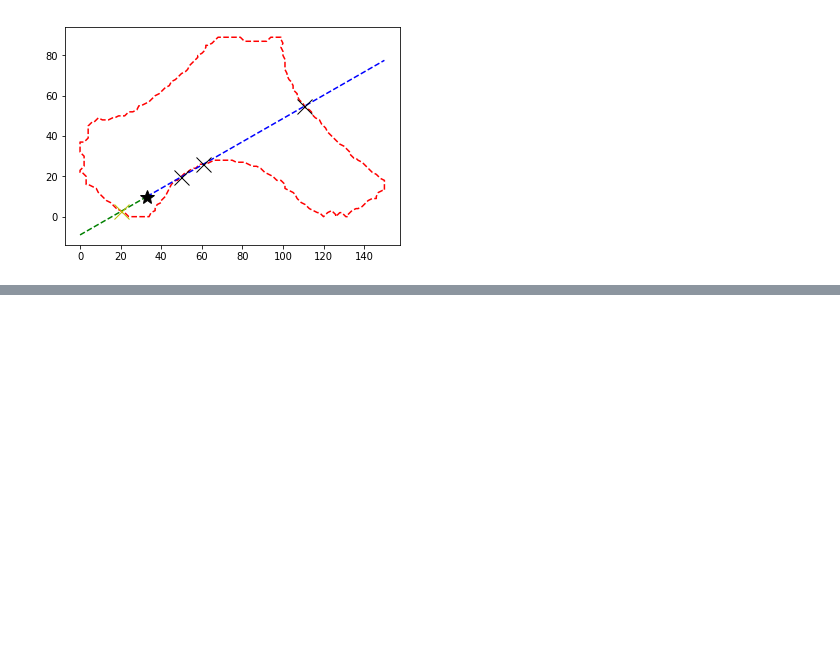
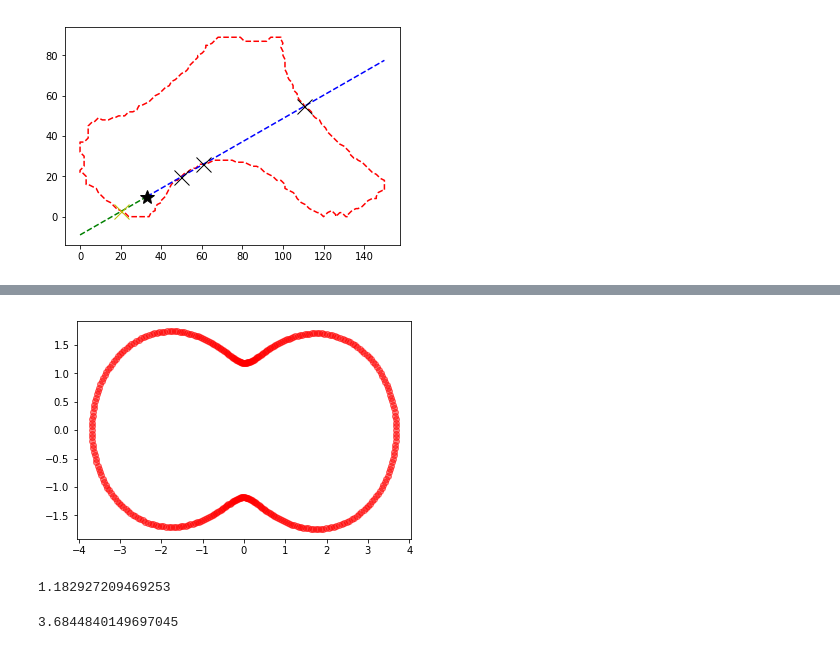
Before and after one commit to mpaquette/notebooks, a Jupyter notebook: circle-approx-histo-diff.ipynb, the cells around one changed output, grey strips where cells are left out. Drawn from its saved outputs; the diff is of its cells as text; code cells hidden in the pictures; blank space fills up the shorter version.

```diff
--- a/circle-approx-histo-diff.ipynb
+++ b/circle-approx-histo-diff.ipynb
@@ -319,0 +349,33 @@ pts_max2 = np.array([xint2[indx2], yint2[indx2]])
+# %%
+px2um = (5/135)
+# %%
+cumul_sq_dist = np.zeros(180)
+# for a SMALL subset of positions pair,
+chunk = 100000
+curr = 0
+for i in range(int(np.ceil(all_distances_triu.shape[0]/chunk))):
+    # compute projection of displacement onto all gradients
+    test = all_distances_triu[curr:curr+chunk].dot(all_gradients)
+    curr += chunk
+    # convert from pixel to um and square them
+    # 135 px is 5 um
+    test = (test*px2um)**2
+    # add to the cumul
+    cumul_sq_dist += test.sum(0)
+# %%
+msds = cumul_sq_dist/all_distances_triu.shape[0]
+# %%
+pl.figure()
+pl.plot(msds*all_gradients[0], msds*all_gradients[1], 'ro', alpha=0.5)
+pl.plot(-msds*all_gradients[0], -msds*all_gradients[1], 'ro', alpha=0.5)
+pl.show()
+# %% [output]
+[figure, added]
+# %%
+msds.min()
+# %% [output]
+1.182927209469253
+# %%
+msds.max()
+# %% [output]
+3.6844840149697045
```
Also changed, not shown: parts of 40 cells of this notebook, 1 other file.
